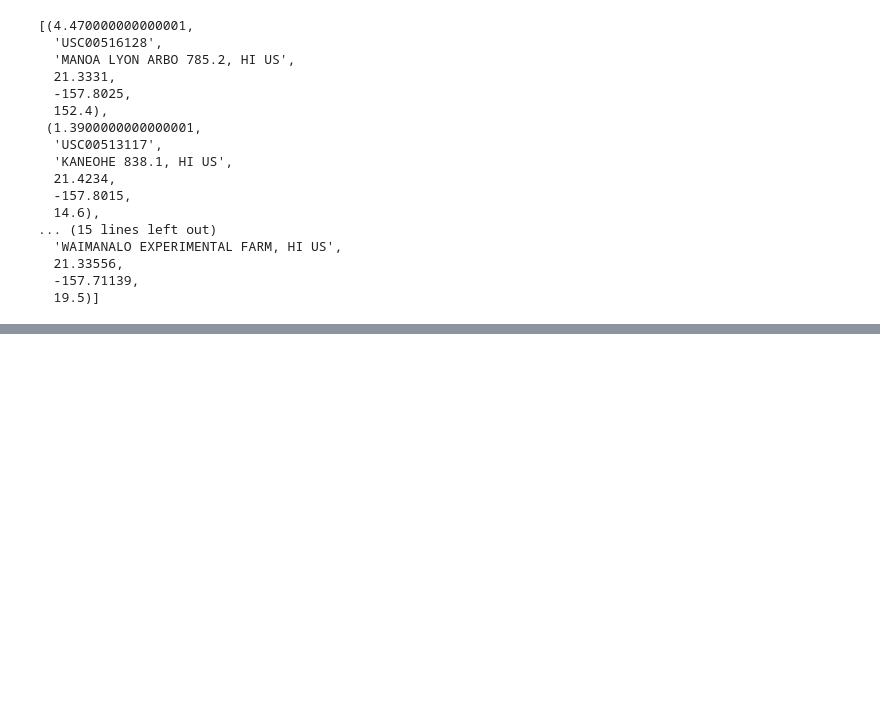
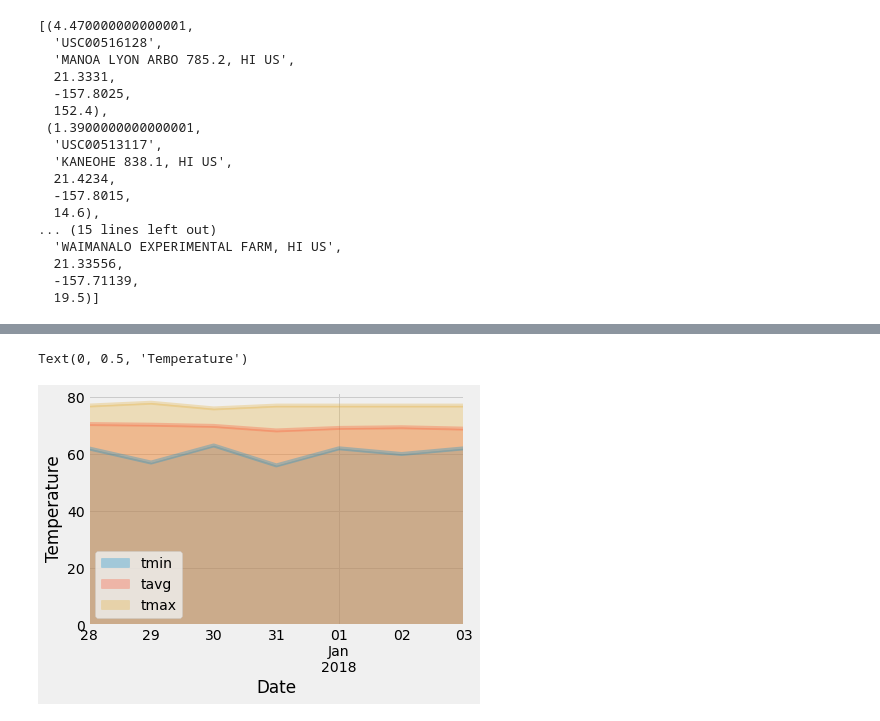
Before and after one commit to agkden/SQLAlchemy-challenge, a Jupyter notebook: climate_hawaii.ipynb, the cells around one changed output, grey strips where cells are left out. Cells and saved outputs as stored; diff of their text form; code cells hidden in the pictures; blank space fills up the shorter version.

```diff
--- a/climate_hawaii.ipynb
+++ b/climate_hawaii.ipynb
@@ -377,11 +381,26 @@ session.query(func.sum(Measurement.prcp), Station.station,Station.name, \
 # %%
 # calculate the daily normals for your trip
+#---------------------------------------------
+
+# for my "back-to-the-future" trip dates 12/28/17-1/3/2018:
+
 # push each tuple of calculations into a list called `normals`
+normals=[]
 
 # Set the start and end date of the trip
+trip_start = '12-28-2017'
+trip_end = '1-3-2018'
 
 # Use the start and end date to create a range of dates
+trip_dates = pd.date_range(trip_start, trip_end)
+#trip_dates
 
 # Stip off the year and save a list of %m-%d strings
+trip_dates_yoff = trip_dates.strftime('%m-%d')
+#trip_dates_yoff
 
 # Loop through the list of %m-%d strings and calculate the normals for each date
+for each_date in trip_dates_yoff:
+    normals.append(daily_normals(each_date)[0])
+
+normals
@@ -388,2 +415,9 @@ session.query(func.sum(Measurement.prcp), Station.station,Station.name, \
 # %%
-# Load the previous query results into a Pandas DataFrame and add the `trip_dates` range as the `date` index
+# Load the previous query results into a Pandas DataFrame
+normals_df = pd.DataFrame(normals, columns=["tmin","tavg","tmax"])
+#normals_df
+
+# and add the `trip_dates` range as the `date` index
+normals_df["date"] = trip_dates
+normals_df = normals_df.set_index('date').sort_index()
+normals_df
@@ -390,2 +434,9 @@ session.query(func.sum(Measurement.prcp), Station.station,Station.name, \
 # %%
 # Plot the daily normals as an area plot with `stacked=False`
+normals_df.plot.area(stacked=False, alpha=0.3)
+
+plt.xlabel("Date")
+plt.ylabel("Temperature")
+# %% [output]
+Text(0, 0.5, 'Temperature')
+[figure, added]
```
Also changed, not shown: parts of 15 cells of this notebook.
